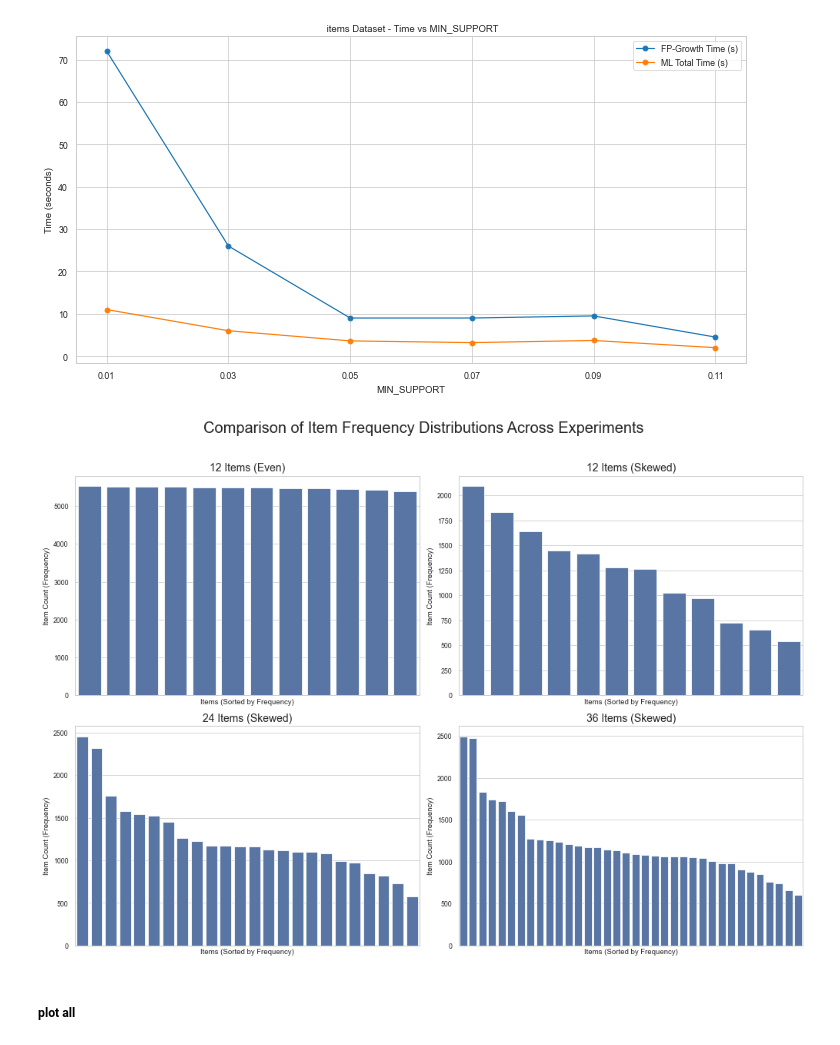
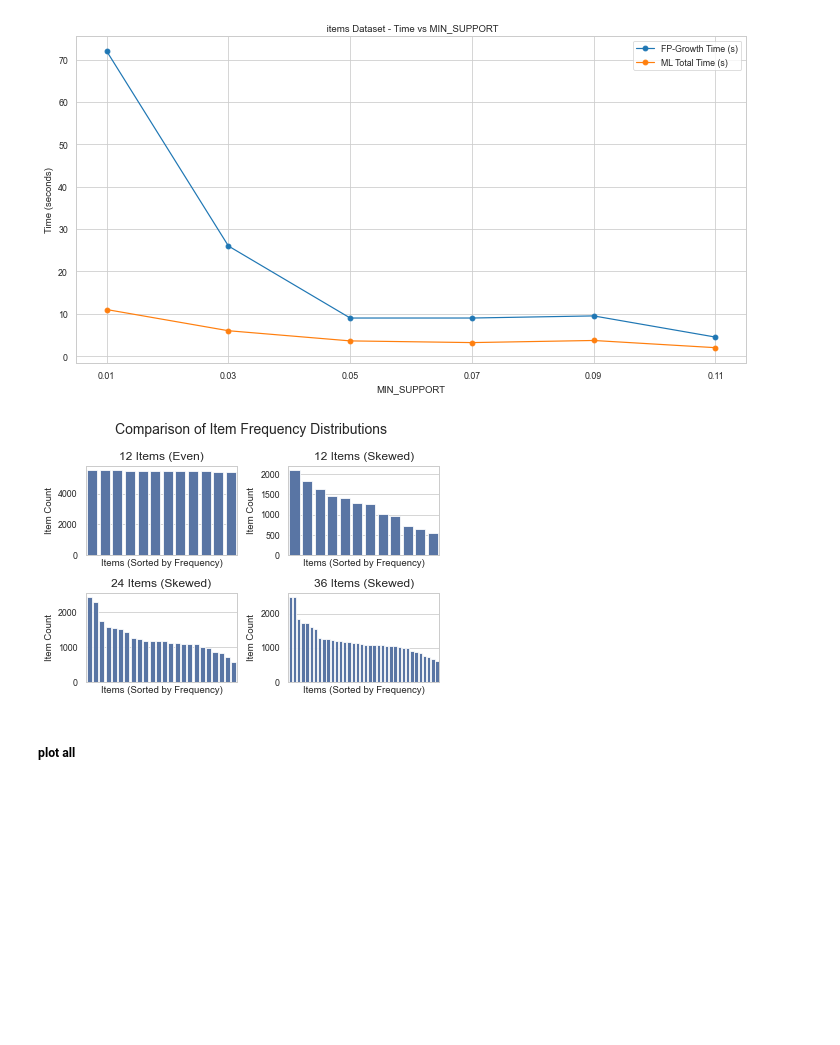
Before and after one commit to zoezou9/fp_mining, a Jupyter notebook: fp_mining_stream.ipynb, the cells around one changed output. Cells and saved outputs as stored; diff of their text form; code cells hidden in the pictures; blank space fills up the shorter version.

```diff
--- a/fp_mining_stream.ipynb
+++ b/fp_mining_stream.ipynb
@@ -395,8 +395,8 @@ sns.set_style("whitegrid")
 time_data = {
     'Number of Items': ["12 Items", "24 Items", "36 Items", "12 Items (even)"],
     'Feature Extraction': [2.68, 4.94, 9.55, 12.67],
-    'Model Training': [4.37, 8.57, 22.55, 6.86],
-    'Model Evaluation': [30.32, 100.61, 222.93, 115.64]
+    'Model Training': [4.37, 8.57, 22.55, 6.86]#,
+    # 'Model Evaluation': [30.32, 100.61, 222.93, 115.64]
 }
 
 
@@ -406,7 +406,7 @@ df_time = pd.DataFrame(time_data)
 df_time_melted = df_time.melt(id_vars='Number of Items', var_name='Processing Stage', value_name='Time (seconds)')
 
 # --- Plotting ---
-plt.figure(figsize=(12, 7))
+# plt.figure(figsize=(12, 7))
 ax = sns.barplot(data=df_time_melted, x='Number of Items', y='Time (seconds)', hue='Processing Stage', palette='viridis')
 
 # --- Formatting ---
@@ -1762,7 +1778,8 @@ for txn in train_txns_for_model:
 real_root_interleaved.count = N_interleaved
 X_interleaved = np.array(features_interleaved)
 y_interleaved = np.array(labels_interleaved)
-print(f"{X_interleaved.shape[0]} features, time: {time.time() - t1:.2f} s")
+feature_time = time.time() - t1
+print(f"{X_interleaved.shape[0]} features, time: {feature_time:.2f} s")
 
 # --- 3. XGBoost 模型訓練 ---
 t2 = time.time()
@@ -1777,7 +1794,8 @@ for code in range(len(unique_items_interleaved)):
     )
     mdl.fit(X_interleaved, yb)
     item_models_interleaved[code] = mdl
-print(f"train {len(item_models_interleaved)} models, time {time.time() - t2:.2f} s")
+train_time = time.time() - t2
+print(f"train {len(item_models_interleaved)} models, time {train_time:.2f} s")
 
 # --- 4. 保存模型與所需物件 ---
 artifacts_interleaved = {
@@ -3571,43 +3783,43 @@ experiments = {
 }
 
 # --- Plotting ---
-fig, axes = plt.subplots(2, 2, figsize=(14, 10))
+fig, axes = plt.subplots(2, 2) #figsize=(14, 10)
 axes = axes.flatten()
 
 for i, (title, data) in enumerate(experiments.items()):
     ax = axes[i]
 
     df = pd.DataFrame(list(data['counts'].items()), columns=['Item', 'Count'])
     df['Relative Frequency'] = df['Count'] / data['total_txns']
     df_sorted = df.sort_values(by='Relative Frequency', ascending=False)
 
     # --- THIS IS THE CORRECTED LINE ---
     # Plot the bar chart by passing the dataframe and column names
     # sns.barplot(data=df_sorted, x='Item', y='Relative Frequency', ax=ax, palette='mako')
     # "viridis", "plasma", "husl", "coolwarm", "Set1", "Set2", "Set3", rocket, mako, gray, 4C72B0, steelblue
     sns.barplot(
         data=df_sorted,
         x='Item',
         y='Count',           # CHANGED: Use the 'Count' column for the y-axis
         color='#4C72B0',
         ax=ax
     )
 
     # Formatting for each subplot
-    ax.set_title(title, fontsize=14)
+    ax.set_title(title, fontsize=12)
     # ax.set_ylabel('Relative Frequency')
-    ax.set_ylabel('Item Count (Frequency)')
+    ax.set_ylabel('Item Count') # Item Count (Frequency), Number of Items
     ax.set_xlabel('Items (Sorted by Frequency)')
     ax.set_xticks([]) # Hide x-tick labels to avoid clutter
     ax.tick_params(axis='x', bottom=False)
 
-fig.suptitle('Comparison of Item Frequency Distributions Across Experiments', fontsize=20)
-plt.tight_layout(rect=[0, 0, 1, 0.96])
+fig.suptitle('Comparison of Item Frequency Distributions', fontsize=14)
+plt.tight_layout(rect=[0, 0, 0.96, 1])
+plt.savefig('./figures/dataset_analysis/items_frequency_distributions.png')
 
 plt.show()
-# plt.savefig('./figures/items_frequency_distributions.png', dpi=300, bbox_inches='tight')
 # %% [output]
-[figure, old version]
+[figure, new version]
 # %% [markdown]
 ##### plot all
 # %%
```
Also changed, not shown: parts of 15 cells of this notebook, 7 other files.
